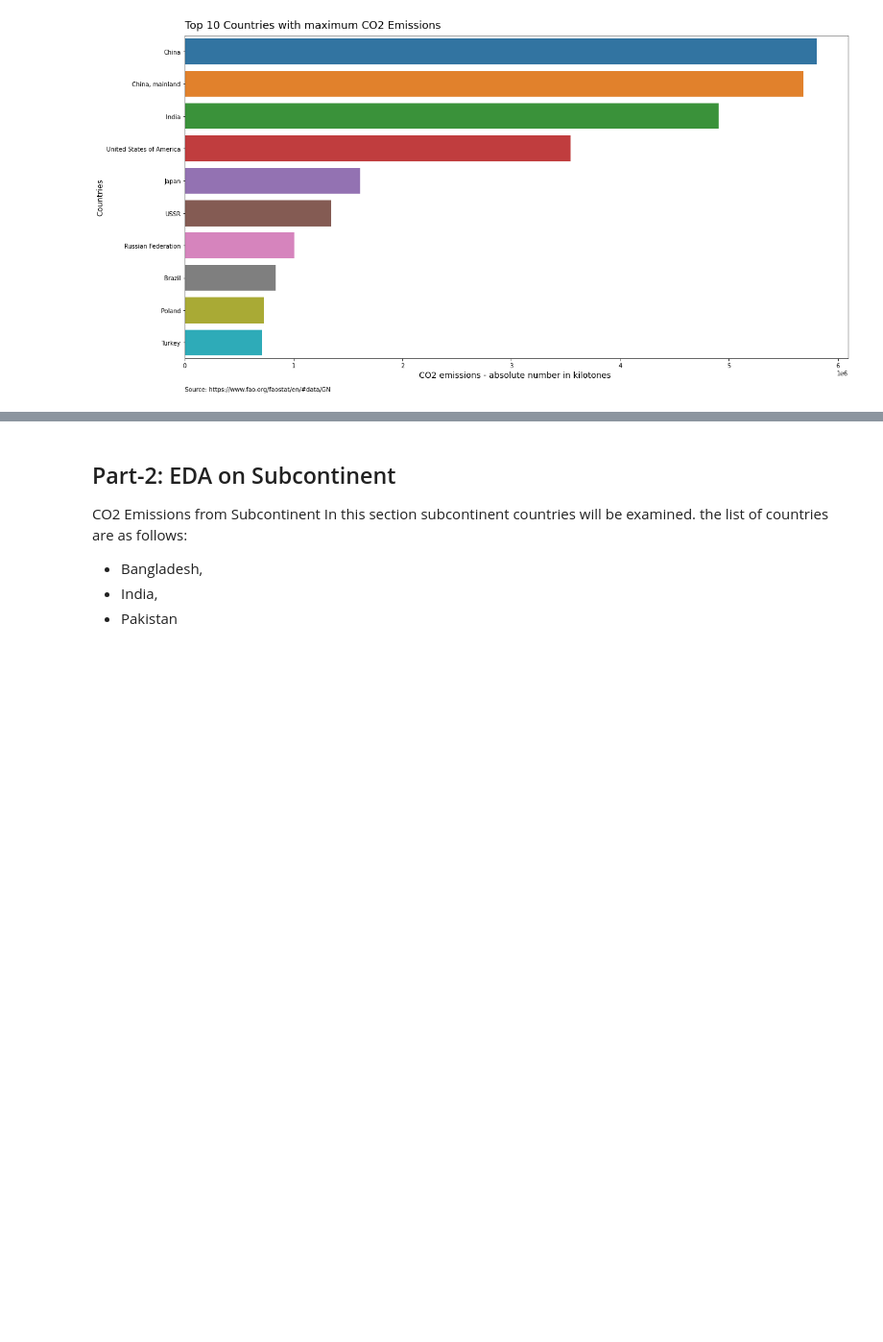
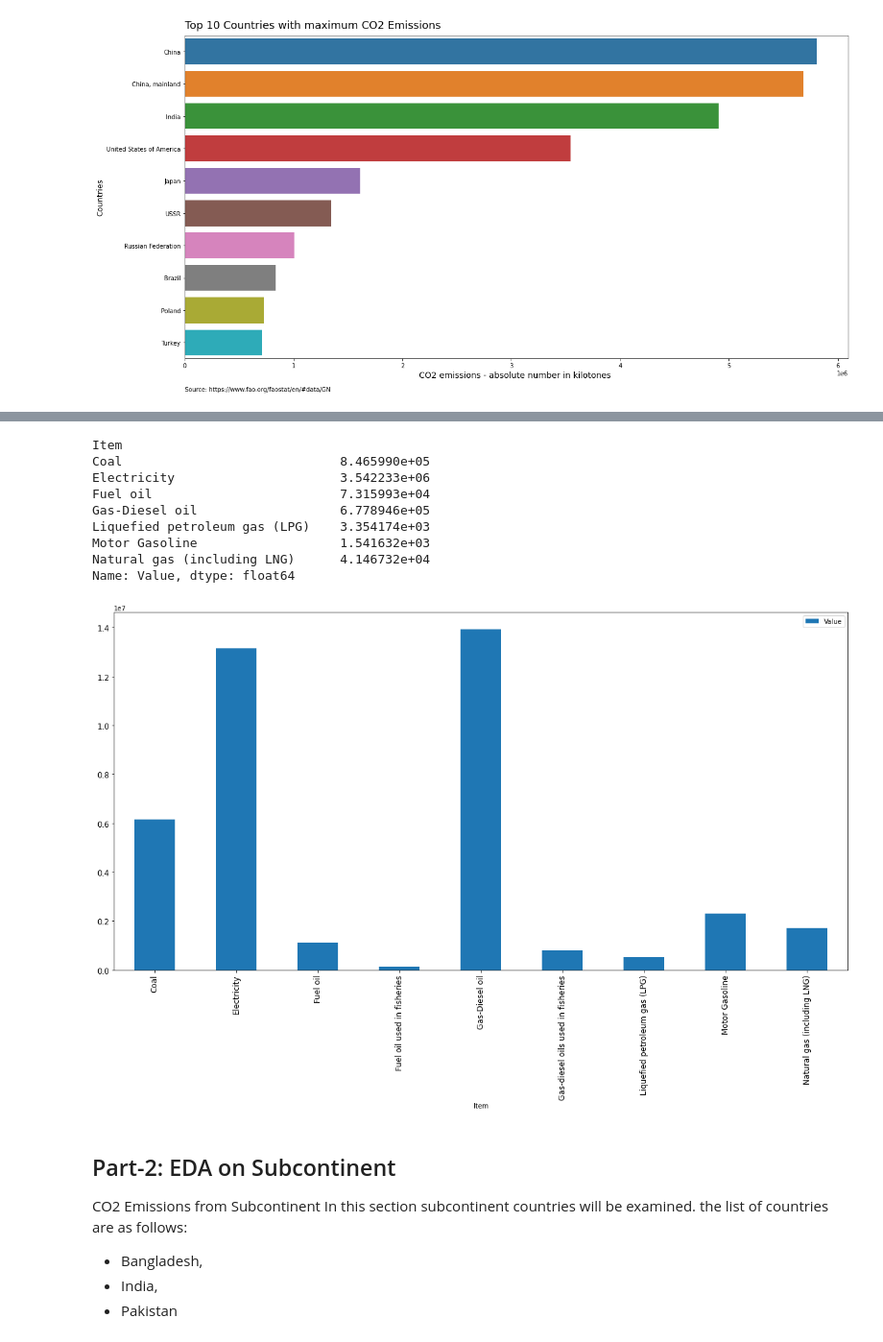
Before and after one commit to Ahsan-ShakoorK/HP-by-Z-Unlock, a Jupyter notebook: energy_use_data.ipynb, the cells around one changed output, grey strips where cells are left out. Shown at 96% size. Saved outputs shown, nothing was run; the diff lists cells and outputs as text; code cells hidden in the pictures; blank space fills up the shorter version.

```diff
--- a/energy_use_data.ipynb
+++ b/energy_use_data.ipynb
@@ -299,3 +316,20 @@ plt.show()
+# %%
+
+value_count = df.groupby("Item")["Value"].sum().plot(kind="bar", figsize=(20,10), legend=True, fontsize=12)
+value_count
+value_count1 = df_sub.groupby("Item")["Value"].sum()
+value_count1
+# %% [output]
+Item
+Coal                             8.465990e+05
+Electricity                      3.542233e+06
+Fuel oil                         7.315993e+04
+Gas-Diesel oil                   6.778946e+05
+Liquefied petroleum gas (LPG)    3.354174e+03
+Motor Gasoline                   1.541632e+03
+Natural gas (including LNG)      4.146732e+04
+Name: Value, dtype: float64
+[figure, added]
 # %% [markdown]
 ## Part-2: EDA on Subcontinent
 CO2 Emissions from Subcontinent
```
Also changed, not shown: parts of 14 cells of this notebook, 2 other files.
